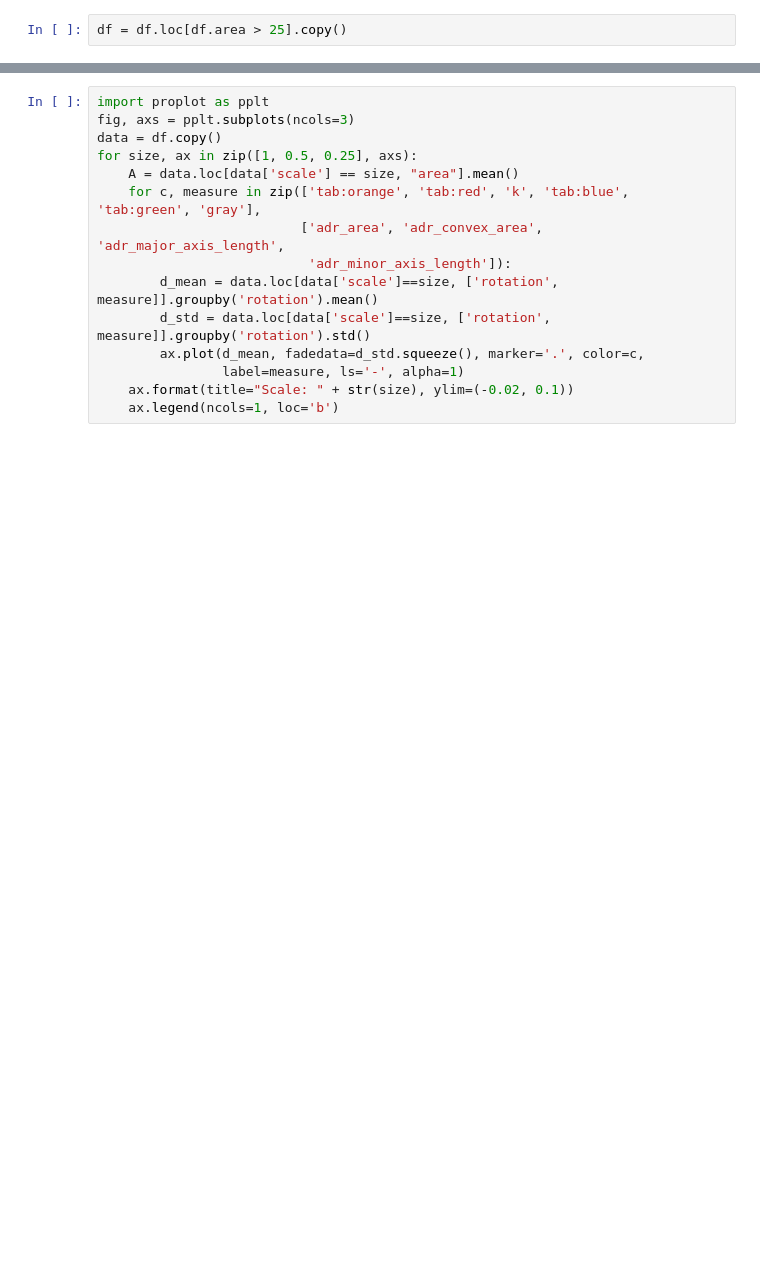
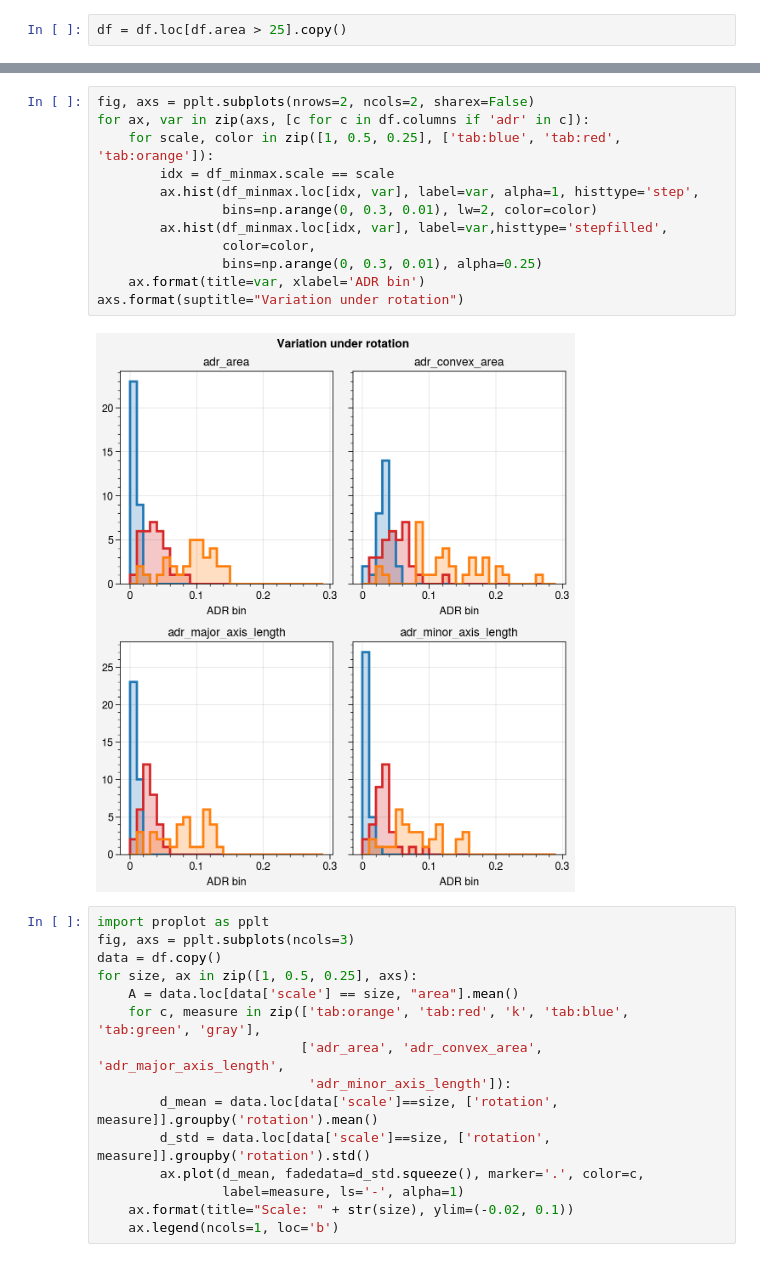
Before and after one commit to danielmwatkins/calval_tgrs, a Jupyter notebook: notebooks/Tracker shape statistics.ipynb, the cells around one changed output, grey strips where cells are left out. Saved outputs shown, nothing was run; the diff lists cells and outputs as text; blank space fills up the shorter version.

```diff
--- a/notebooks/Tracker shape statistics.ipynb
+++ b/notebooks/Tracker shape statistics.ipynb
@@ -23,3 +46,17 @@ df = df.loc[df.area > 25].copy()
+# %%
+fig, axs = pplt.subplots(nrows=2, ncols=2, sharex=False)
+for ax, var in zip(axs, [c for c in df.columns if 'adr' in c]):
+    for scale, color in zip([1, 0.5, 0.25], ['tab:blue', 'tab:red', 'tab:orange']):
+        idx = df_minmax.scale == scale
+        ax.hist(df_minmax.loc[idx, var], label=var, alpha=1, histtype='step',
+                bins=np.arange(0, 0.3, 0.01), lw=2, color=color)
+        ax.hist(df_minmax.loc[idx, var], label=var,histtype='stepfilled',
+                color=color,
+                bins=np.arange(0, 0.3, 0.01), alpha=0.25)
+    ax.format(title=var, xlabel='ADR bin')
+axs.format(suptitle="Variation under rotation")
+# %% [output]
+[figure, added]
 # %%
 import proplot as pplt
 fig, axs = pplt.subplots(ncols=3)
```
Also changed, not shown: parts of 6 cells of this notebook, 2 other files.
